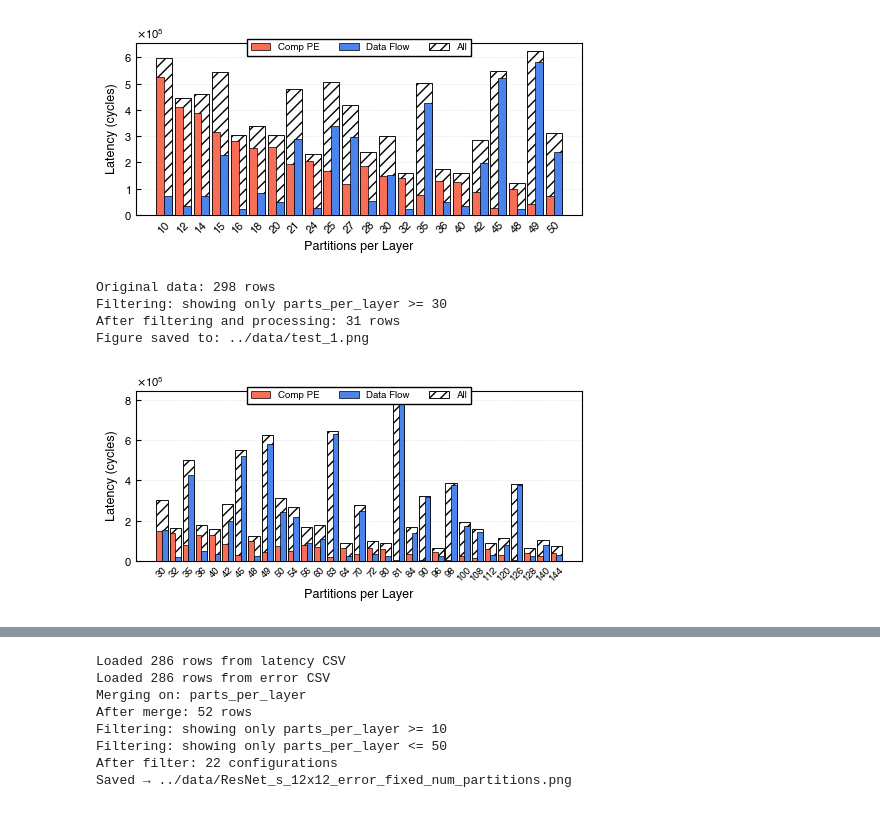
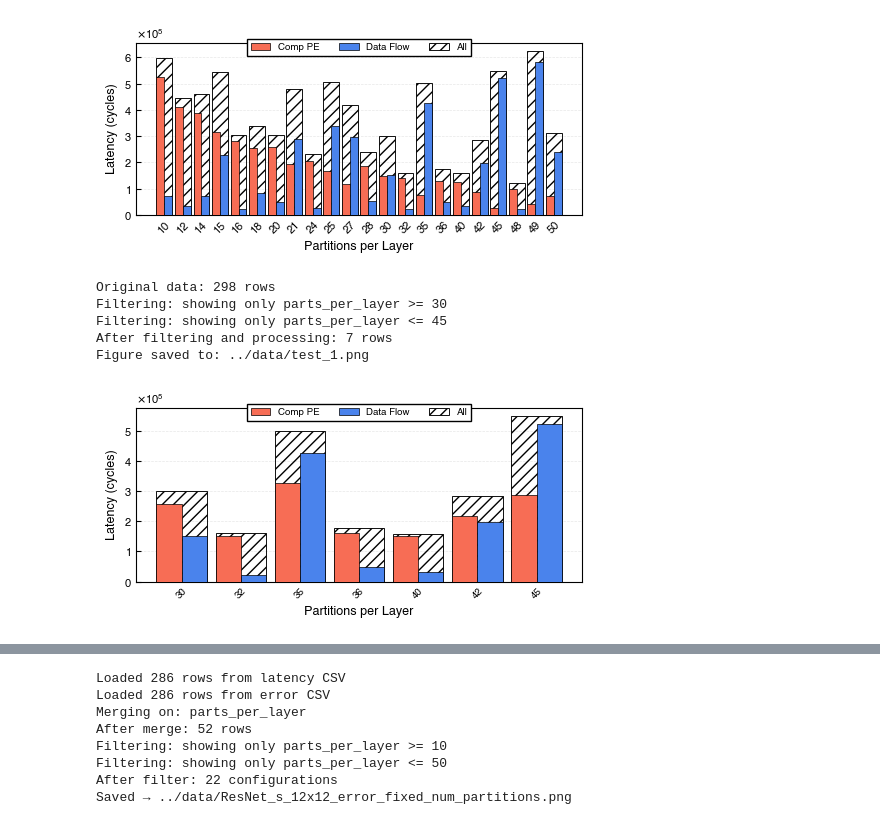
Before and after one commit to jjastrz14/ReNOS, a Jupyter notebook: notebooks/NoC_comparisons.ipynb, the cells around one changed output, grey strips where cells are left out. Cells and saved outputs as stored; diff of their text form; code cells hidden in the pictures.

```diff
--- a/notebooks/NoC_comparisons.ipynb
+++ b/notebooks/NoC_comparisons.ipynb
@@ -909,21 +547,22 @@ Figure saved to: ../data/ResNet_s_12x12_fixed_num_partitions.png
 # %%
 fig, ax = plot_latency_breakdown_new_3_bars(
     csv_path=data_energy_fixed_num_parts,
     figsize=(5.0, 2.5),  # Wider than the previous plot
     save_path='../data/test_1.png',
     dpi=800,
     min_x_value=30,  # Only show results for 0+ partitions per layer
-    max_x_value=None,
+    max_x_value=45,
     take_avg=False,  # Take the best (minimum latency) for duplicates
     x_flops=False,
     x_sizes=False,
     show_legend=True,
     y_scientific=True,
     y_max=None
 )
 # %% [output]
 Original data: 298 rows
 Filtering: showing only parts_per_layer >= 30
-After filtering and processing: 31 rows
+Filtering: showing only parts_per_layer <= 45
+After filtering and processing: 7 rows
 Figure saved to: ../data/test_1.png
-[figure, old version]
+[figure, new version]
```
Also changed, not shown: parts of 15 cells of this notebook, 4 other files.
